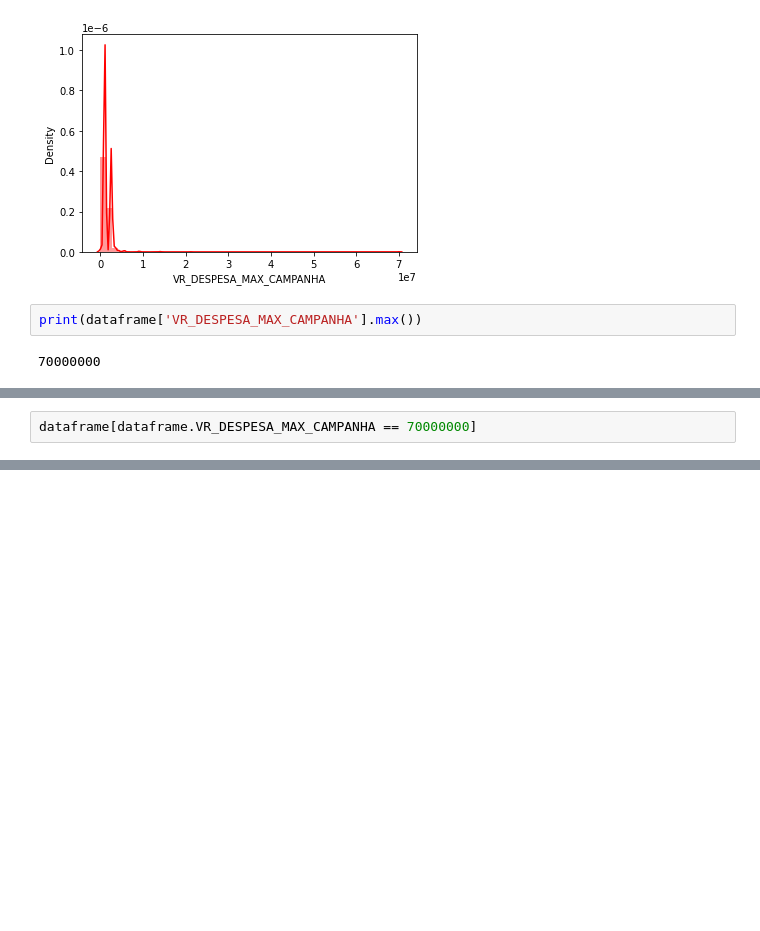
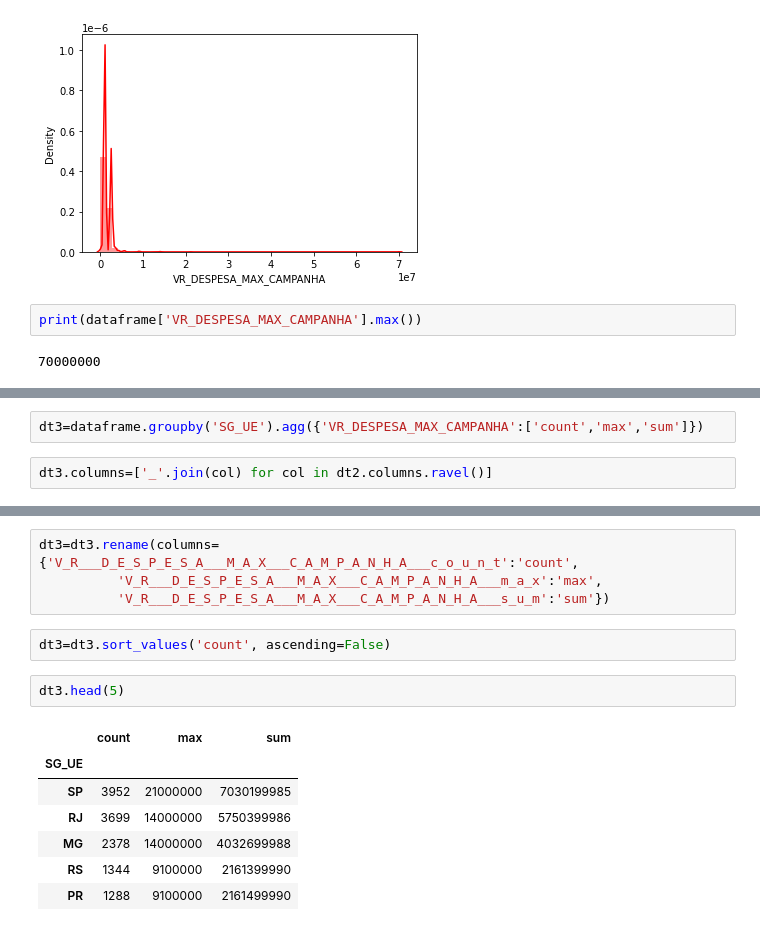
Before and after one commit to flaakira/Project--exercises, a Jupyter notebook: python/Brazil_elections_2018.ipynb, the cells around one changed output, grey strips where cells are left out. Cells and saved outputs as stored; diff of their text form; blank space fills up the shorter version.

```diff
--- a/python/Brazil_elections_2018.ipynb
+++ b/python/Brazil_elections_2018.ipynb
@@ -158,2 +156,4 @@ dataframe.groupby('SG_UE').agg({'VR_DESPESA_MAX_CAMPANHA':['count','max','sum']}
+# %%
+dt3=dataframe.groupby('SG_UE').agg({'VR_DESPESA_MAX_CAMPANHA':['count','max','sum']})
 # %%
-dataframe[dataframe.VR_DESPESA_MAX_CAMPANHA == 70000000]
+dt3.columns=['_'.join(col) for col in dt2.columns.ravel()]
@@ -176,0 +167,16 @@ dataframe[dataframe.VR_DESPESA_MAX_CAMPANHA == 70000000]
+# %%
+dt3=dt3.rename(columns= {'V_R___D_E_S_P_E_S_A___M_A_X___C_A_M_P_A_N_H_A___c_o_u_n_t':'count',
+          'V_R___D_E_S_P_E_S_A___M_A_X___C_A_M_P_A_N_H_A___m_a_x':'max',
+          'V_R___D_E_S_P_E_S_A___M_A_X___C_A_M_P_A_N_H_A___s_u_m':'sum'})
+# %%
+dt3=dt3.sort_values('count', ascending=False)
+# %%
+dt3.head(5)
+# %% [output]
+|  | count | max | sum |
+| SG_UE |  |  |  |
+| SP | 3952 | 21000000 | 7030199985 |
+| RJ | 3699 | 14000000 | 5750399986 |
+| MG | 2378 | 14000000 | 4032699988 |
+| RS | 1344 | 9100000 | 2161399990 |
+| PR | 1288 | 9100000 | 2161499990 |
```
Also changed, not shown: parts of 7 cells of this notebook.
